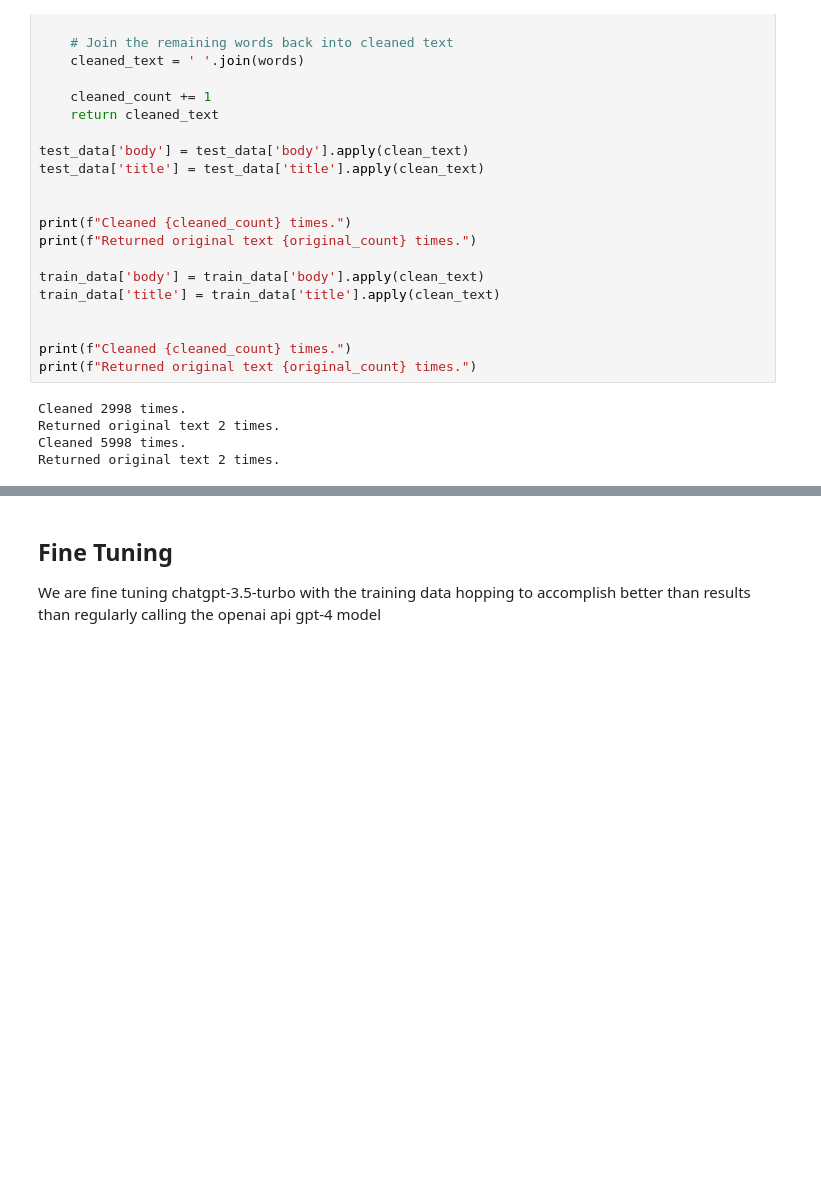
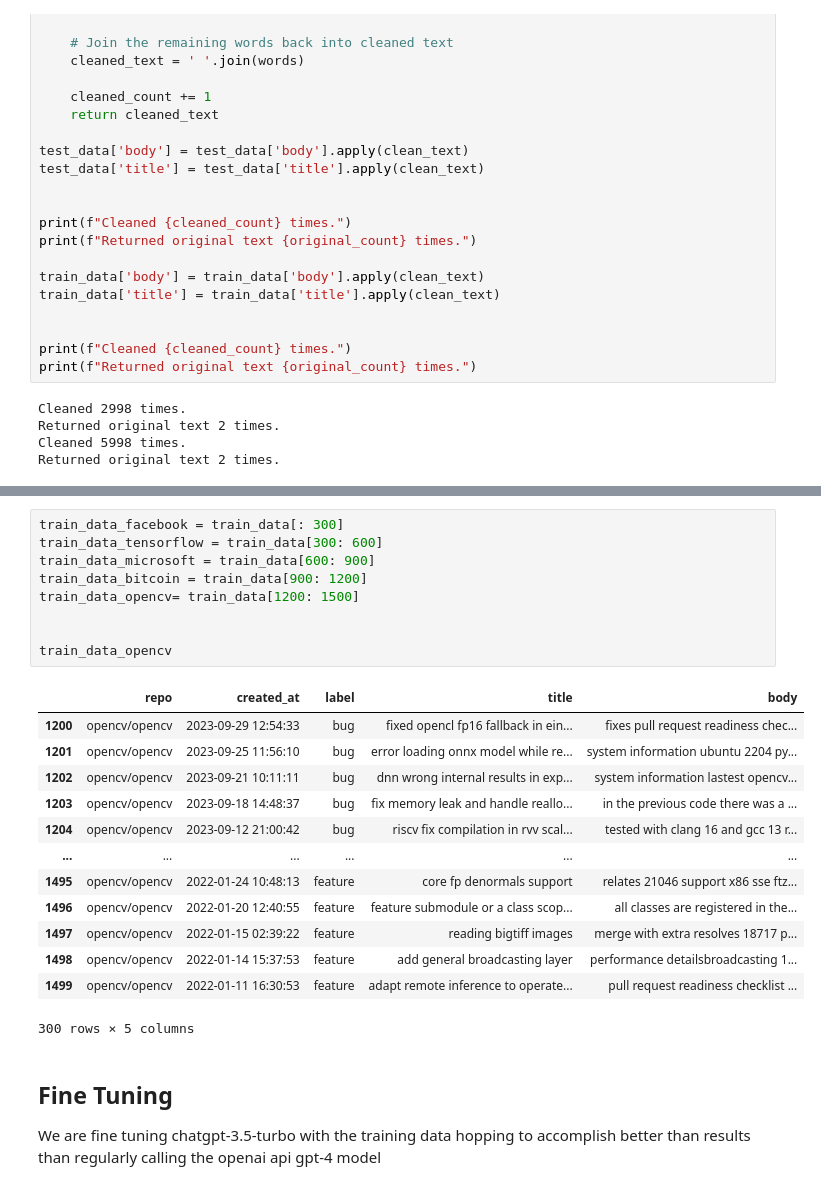
Before and after one commit to G4BE-334/NLBSE-issue-report-classification, a Jupyter notebook: issueclassificationgpt.ipynb, the cells around one changed output, grey strips where cells are left out. Saved outputs shown, nothing was run; the diff lists cells and outputs as text; blank space fills up the shorter version.

```diff
--- a/issueclassificationgpt.ipynb
+++ b/issueclassificationgpt.ipynb
@@ -147,3 +151,26 @@ train_data
+# %%
+train_data_facebook = train_data[: 300]
+train_data_tensorflow = train_data[300: 600]
+train_data_microsoft = train_data[600: 900]
+train_data_bitcoin = train_data[900: 1200]
+train_data_opencv= train_data[1200: 1500]
+
+
+train_data_opencv
+# %% [output]
+|  | repo | created_at | label | title | body |
+| 1200 | opencv/opencv | 2023-09-29 12:54:33 | bug | fixed opencl fp16 fallback in ein... | fixes pull request readiness chec... |
+| 1201 | opencv/opencv | 2023-09-25 11:56:10 | bug | error loading onnx model while re... | system information ubuntu 2204 py... |
+| 1202 | opencv/opencv | 2023-09-21 10:11:11 | bug | dnn wrong internal results in exp... | system information lastest opencv... |
+| 1203 | opencv/opencv | 2023-09-18 14:48:37 | bug | fix memory leak and handle reallo... | in the previous code there was a ... |
+| 1204 | opencv/opencv | 2023-09-12 21:00:42 | bug | riscv fix compilation in rvv scal... | tested with clang 16 and gcc 13 r... |
+| ... | ... | ... | ... | ... | ... |
+| 1495 | opencv/opencv | 2022-01-24 10:48:13 | feature | core fp denormals support | relates 21046 support x86 sse ftz... |
+| 1496 | opencv/opencv | 2022-01-20 12:40:55 | feature | feature submodule or a class scop... | all classes are registered in the... |
+| 1497 | opencv/opencv | 2022-01-15 02:39:22 | feature | reading bigtiff images | merge with extra resolves 18717 p... |
+| 1498 | opencv/opencv | 2022-01-14 15:37:53 | feature | add general broadcasting layer | performance detailsbroadcasting 1... |
+| 1499 | opencv/opencv | 2022-01-11 16:30:53 | feature | adapt remote inference to operate... | pull request readiness checklist ... |
+300 rows × 5 columns
 # %% [markdown]
 ## Fine Tuning
 
```
Also changed, not shown: parts of 62 cells of this notebook, 10 other files.
